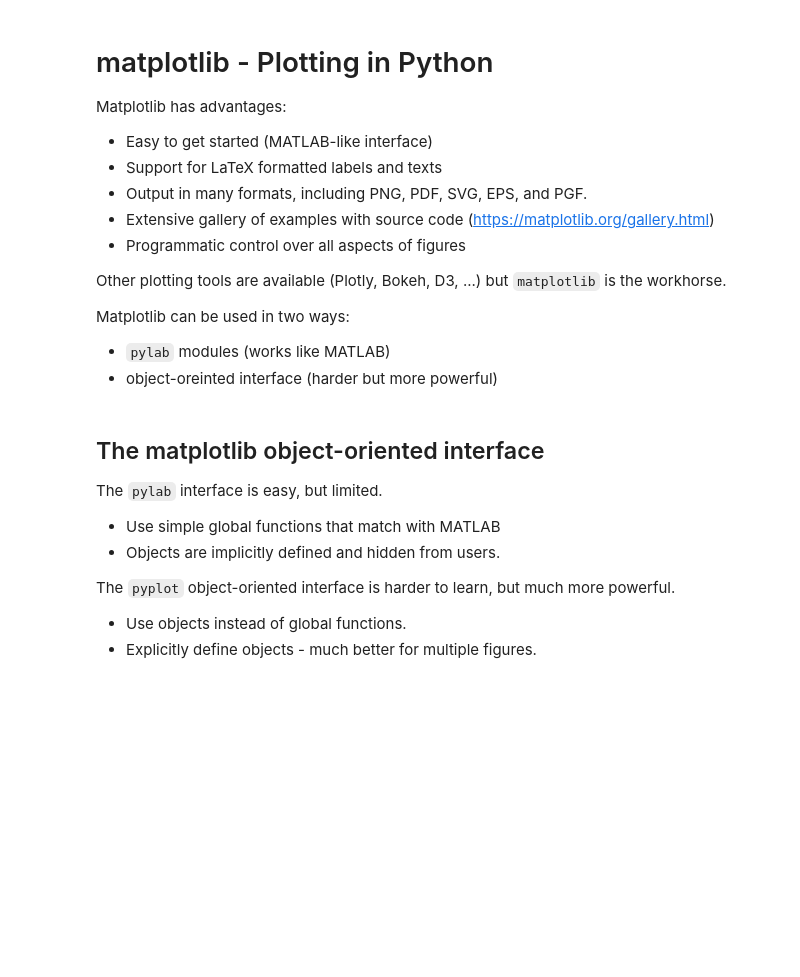
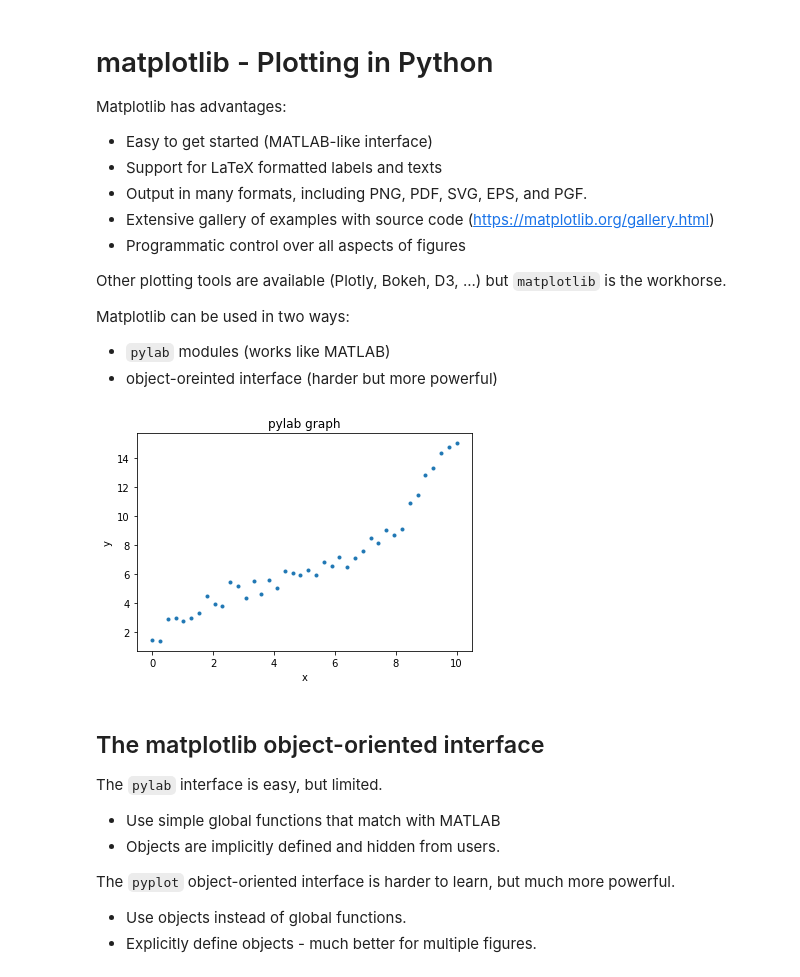
Before and after one commit to GT-IDEaS/Bootcamp2019, a Jupyter notebook: Day02/Afternoon_Session1.ipynb, the cells around one changed output. Saved outputs shown, nothing was run; the diff lists cells and outputs as text; code cells hidden in the pictures; blank space fills up the shorter version.

```diff
--- a/Day02/Afternoon_Session1.ipynb
+++ b/Day02/Afternoon_Session1.ipynb
@@ -55,3 +90,6 @@ ax = b
 Make two arrays (x and y.) The first is a linear spacing of 40 numbers between 0 and 10. The second, y, evaluates the equation below. Then add normally distributed noise to it that has a mean of 1 and a standard deviation of 0.5 We'll use this for plotting in the next section.
 
 $y = 0.04x^3 - 0.5x^2 + 2.5x$
+# %%
+x=np.linspace(0,10,40)
+y=0.04*(x**3)-0.5*(x**2)+2.5*x+((np.random.randn(40)*0.5)+1)
@@ -73,6 +122,17 @@ Matplotlib can be used in two ways:
 
 * `pylab` modules (works like MATLAB)
 * object-oreinted interface (harder but more powerful)
+# %%
+from pylab import *
+figure()
+plot(x,y,'.')
+xlabel('x')
+ylabel('y')
+title('pylab graph')
+show()
+# plt.plot(x,y)
+# %% [output]
+[figure, added]
 # %% [markdown]
 ## The matplotlib object-oriented interface
 
```
Also changed, not shown: parts of 11 cells of this notebook.
